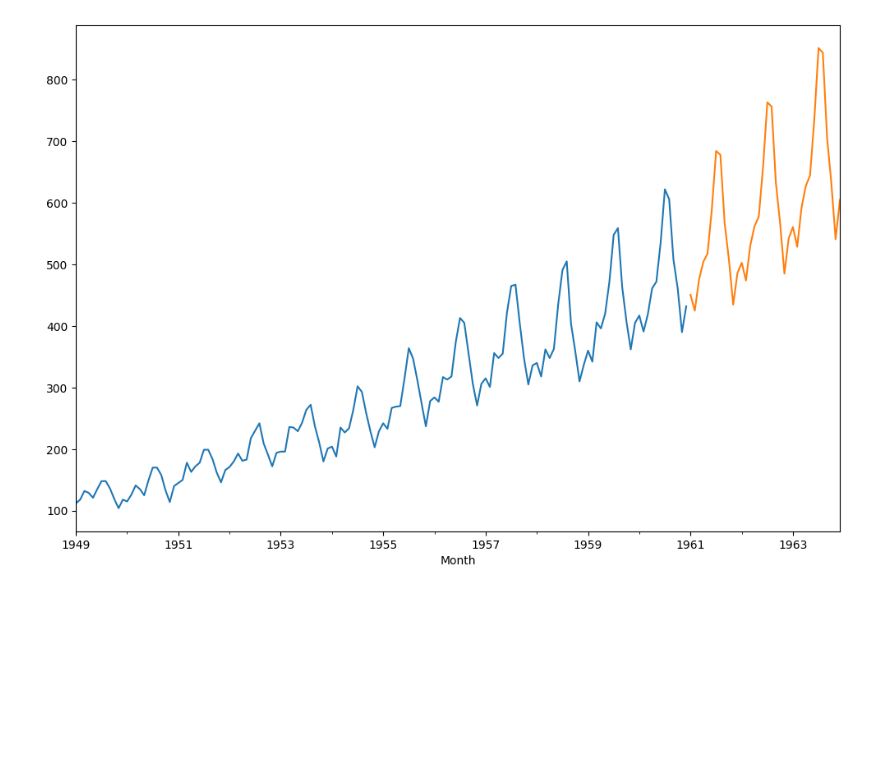
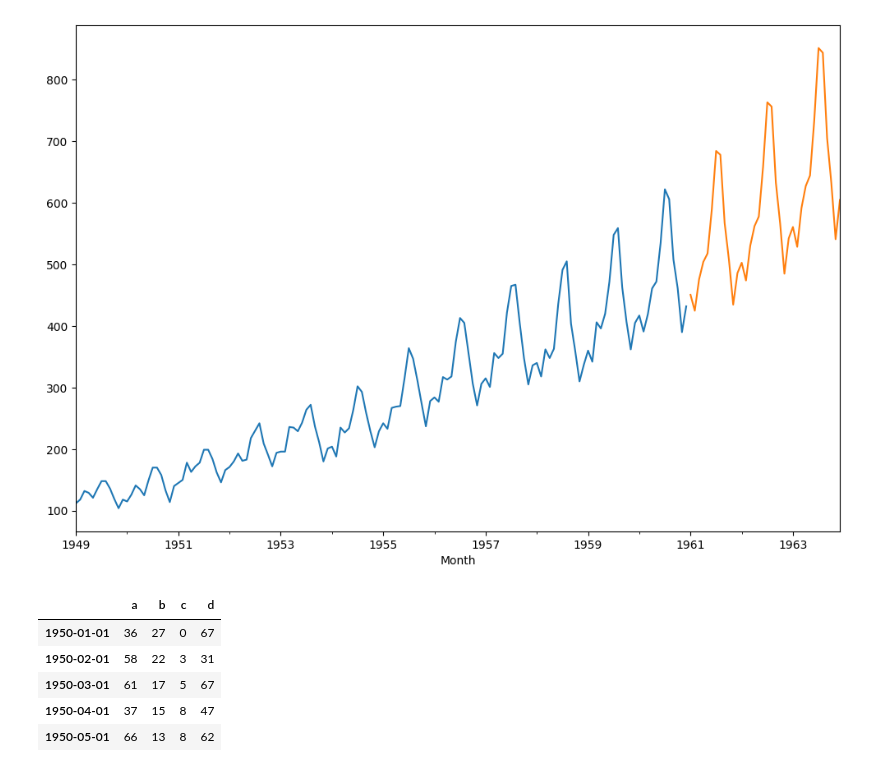
Before and after one commit to nmaiya/ColabTimeSeries, a Jupyter notebook: GeneralForcasting.ipynb, the cells around one changed output. Drawn from its saved outputs; the diff is of its cells as text; code cells hidden in the pictures; blank space fills up the shorter version.

```diff
--- a/GeneralForcasting.ipynb
+++ b/GeneralForcasting.ipynb
@@ -151,3 +151,13 @@ forcast_prediction.plot()
 # %% [output]
 <Axes: xlabel='Month'>
 [figure]
+# %%
+df2=pd.read_csv('/content/samples.csv',index_col=0,parse_dates=True)
+df2.head()
+# %% [output]
+|  | a | b | c | d |
+| 1950-01-01 | 36 | 27 | 0 | 67 |
+| 1950-02-01 | 58 | 22 | 3 | 31 |
+| 1950-03-01 | 61 | 17 | 5 | 67 |
+| 1950-04-01 | 37 | 15 | 8 | 47 |
+| 1950-05-01 | 66 | 13 | 8 | 62 |
```
Also changed, not shown: parts of 4 cells of this notebook.
